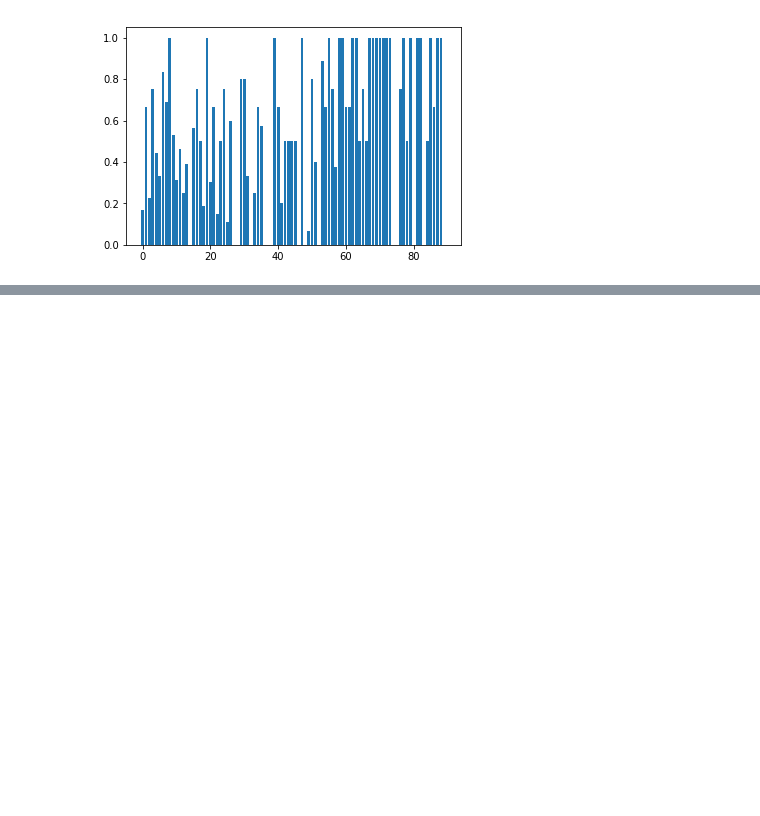
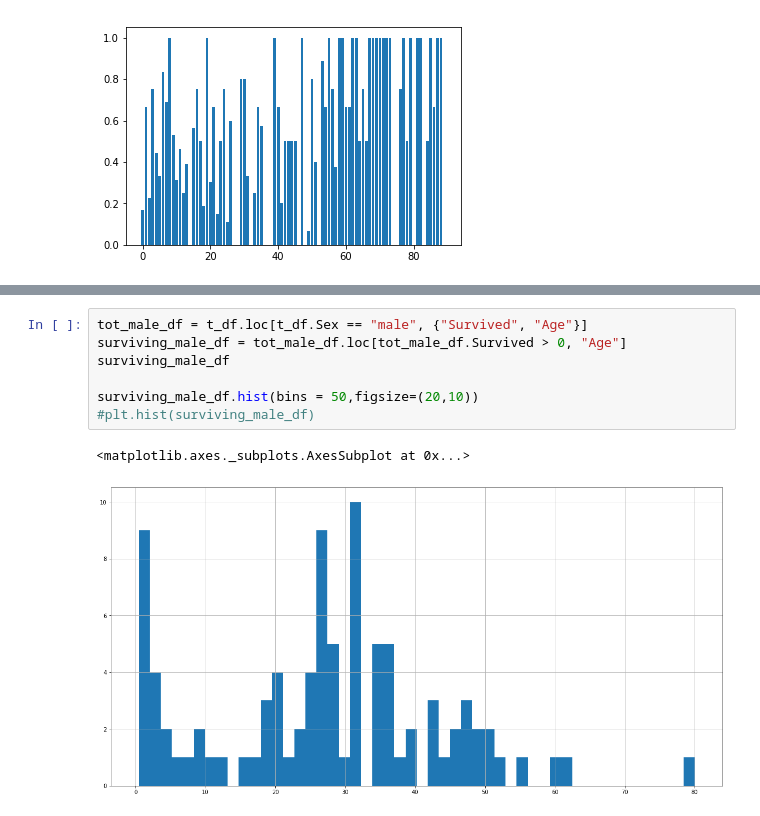
Before and after one commit to JSitter/DS-1-Data-Analysis, a Jupyter notebook: Titanic Story.ipynb, the cells around one changed output, grey strips where cells are left out. Drawn from its saved outputs; the diff is of its cells as text; blank space fills up the shorter version.

```diff
--- a/Titanic Story.ipynb
+++ b/Titanic Story.ipynb
@@ -132,0 +208,10 @@ plt.scatter(x,y)
+# %%
+tot_male_df = t_df.loc[t_df.Sex == "male", {"Survived", "Age"}]
+surviving_male_df = tot_male_df.loc[tot_male_df.Survived > 0, "Age"]
+surviving_male_df
+
+surviving_male_df.hist(bins = 50,figsize=(20,10))
+#plt.hist(surviving_male_df)
+# %% [output]
+<matplotlib.axes._subplots.AxesSubplot at 0x...>
+[figure, added]
```
Also changed, not shown: parts of 12 cells of this notebook.
